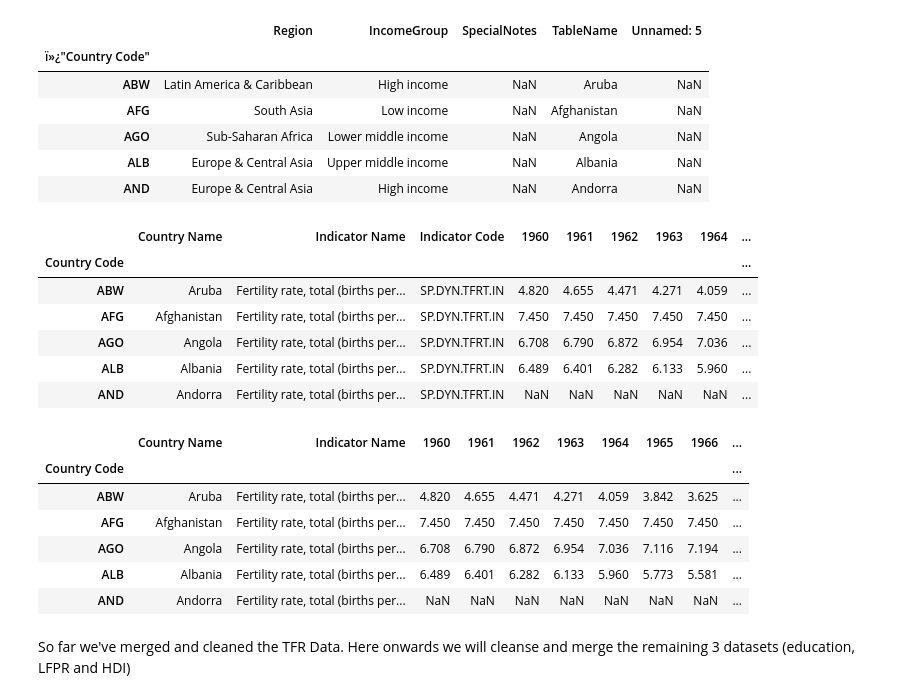
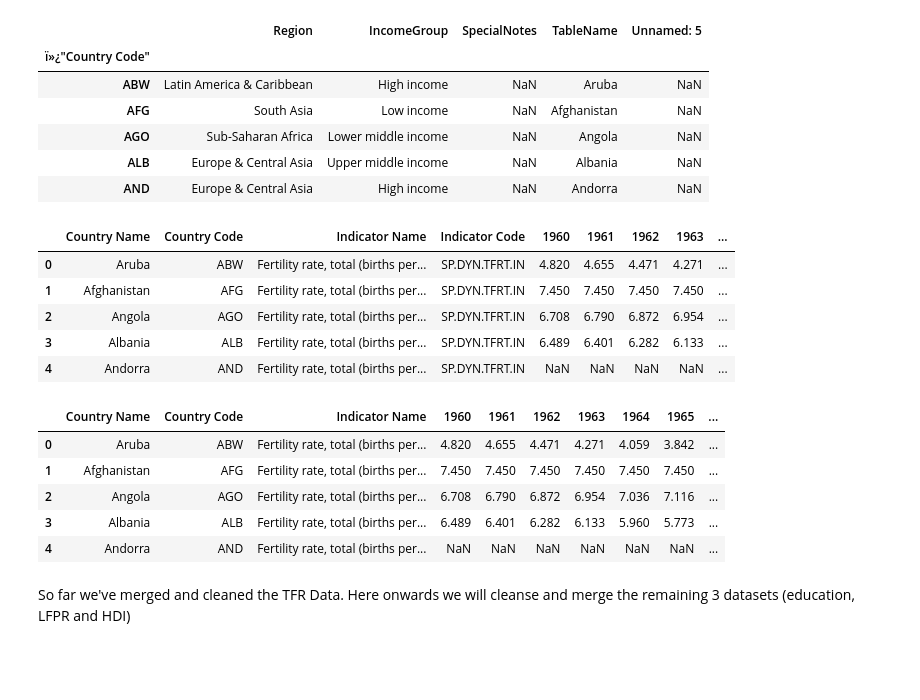
Before and after one commit to shagun-dhaliwal/Practice-Repository-, a Jupyter notebook: QM2_Project_Cleaning_Datasets.ipynb, the cells around one changed output. Drawn from its saved outputs; the diff is of its cells as text; code cells hidden in the pictures; blank space fills up the shorter version.

```diff
--- a/QM2_Project_Cleaning_Datasets.ipynb
+++ b/QM2_Project_Cleaning_Datasets.ipynb
@@ -17,6 +19,9 @@ uploaded = files.upload()
 # CLEANING TFR DATA
 # %%
 data_path = '/content/2)TFR.csv'
-dataTFR = pd.read_csv(data_path, skiprows= 4, index_col=1, encoding='latin1')
+dataTFR = pd.read_csv(data_path, skiprows= 4,  encoding='latin1') # removed index_col=1,
+#rename mismatching country names to faciliate merges later on
+dataTFR['Country Name'].replace({'Congo, Dem, Rep': 'Democratic Republic of Congo', 'Congo, Rep.': 'Congo', 'Gambia, The': 'Gambia'})
+
 dataTFR.head()
 # %% [output]
@@ -40,30 +44,27 @@ dataRegion.head()
 | AND | Europe & Central Asia | High income | NaN | Andorra | NaN |
 # %%
 #Merge TFR data with data that categorizes country according to region.
-datamerged = dataTFR.merge(dataRegion, left_index=True, right_index=True, how='left')
+datamerged = dataTFR.merge(dataRegion, left_on='Country Code', right_index=True, how='left')
 datamerged.head()
 # %% [output]
-|  | Country Name | Indicator Name | Indicator Code | 1960 | 1961 | 1962 | 1963 | 1964 | ... |
-| Country Code |  |  |  |  |  |  |  |  | ... |
-| ABW | Aruba | Fertility rate, total (births per... | SP.DYN.TFRT.IN | 4.820 | 4.655 | 4.471 | 4.271 | 4.059 | ... |
-| AFG | Afghanistan | Fertility rate, total (births per... | SP.DYN.TFRT.IN | 7.450 | 7.450 | 7.450 | 7.450 | 7.450 | ... |
-| AGO | Angola | Fertility rate, total (births per... | SP.DYN.TFRT.IN | 6.708 | 6.790 | 6.872 | 6.954 | 7.036 | ... |
-| ALB | Albania | Fertility rate, total (births per... | SP.DYN.TFRT.IN | 6.489 | 6.401 | 6.282 | 6.133 | 5.960 | ... |
-| AND | Andorra | Fertility rate, total (births per... | SP.DYN.TFRT.IN | NaN | NaN | NaN | NaN | NaN | ... |
+|  | Country Name | Country Code | Indicator Name | Indicator Code | 1960 | 1961 | 1962 | 1963 | ... |
+| 0 | Aruba | ABW | Fertility rate, total (births per... | SP.DYN.TFRT.IN | 4.820 | 4.655 | 4.471 | 4.271 | ... |
+| 1 | Afghanistan | AFG | Fertility rate, total (births per... | SP.DYN.TFRT.IN | 7.450 | 7.450 | 7.450 | 7.450 | ... |
+| 2 | Angola | AGO | Fertility rate, total (births per... | SP.DYN.TFRT.IN | 6.708 | 6.790 | 6.872 | 6.954 | ... |
+| 3 | Albania | ALB | Fertility rate, total (births per... | SP.DYN.TFRT.IN | 6.489 | 6.401 | 6.282 | 6.133 | ... |
+| 4 | Andorra | AND | Fertility rate, total (births per... | SP.DYN.TFRT.IN | NaN | NaN | NaN | NaN | ... |
 # %%
 datamerged.drop(["Indicator Code", "Unnamed: 65", "SpecialNotes","TableName","Unnamed: 5","2019","2020"], axis='columns', inplace=True)
 #eliminate rows referring to REGIONS not COUNTRIES, by taking out rows where "Region" column is empty
 
 datamerged = datamerged[datamerged['Region'].notna()]
-datamerged.rename(columns={'ï»¿"Country Code"	':'Country Code'}, inplace=True)
 datamerged.head()
 # %% [output]
-|  | Country Name | Indicator Name | 1960 | 1961 | 1962 | 1963 | 1964 | 1965 | 1966 | ... |
-| Country Code |  |  |  |  |  |  |  |  |  | ... |
-| ABW | Aruba | Fertility rate, total (births per... | 4.820 | 4.655 | 4.471 | 4.271 | 4.059 | 3.842 | 3.625 | ... |
-| AFG | Afghanistan | Fertility rate, total (births per... | 7.450 | 7.450 | 7.450 | 7.450 | 7.450 | 7.450 | 7.450 | ... |
-| AGO | Angola | Fertility rate, total (births per... | 6.708 | 6.790 | 6.872 | 6.954 | 7.036 | 7.116 | 7.194 | ... |
-| ALB | Albania | Fertility rate, total (births per... | 6.489 | 6.401 | 6.282 | 6.133 | 5.960 | 5.773 | 5.581 | ... |
-| AND | Andorra | Fertility rate, total (births per... | NaN | NaN | NaN | NaN | NaN | NaN | NaN | ... |
+|  | Country Name | Country Code | Indicator Name | 1960 | 1961 | 1962 | 1963 | 1964 | 1965 | ... |
+| 0 | Aruba | ABW | Fertility rate, total (births per... | 4.820 | 4.655 | 4.471 | 4.271 | 4.059 | 3.842 | ... |
+| 1 | Afghanistan | AFG | Fertility rate, total (births per... | 7.450 | 7.450 | 7.450 | 7.450 | 7.450 | 7.450 | ... |
+| 2 | Angola | AGO | Fertility rate, total (births per... | 6.708 | 6.790 | 6.872 | 6.954 | 7.036 | 7.116 | ... |
+| 3 | Albania | ALB | Fertility rate, total (births per... | 6.489 | 6.401 | 6.282 | 6.133 | 5.960 | 5.773 | ... |
+| 4 | Andorra | AND | Fertility rate, total (births per... | NaN | NaN | NaN | NaN | NaN | NaN | ... |
 # %%
 #Download cleaned data set for further analysis
```
Also changed, not shown: parts of 20 cells of this notebook.
